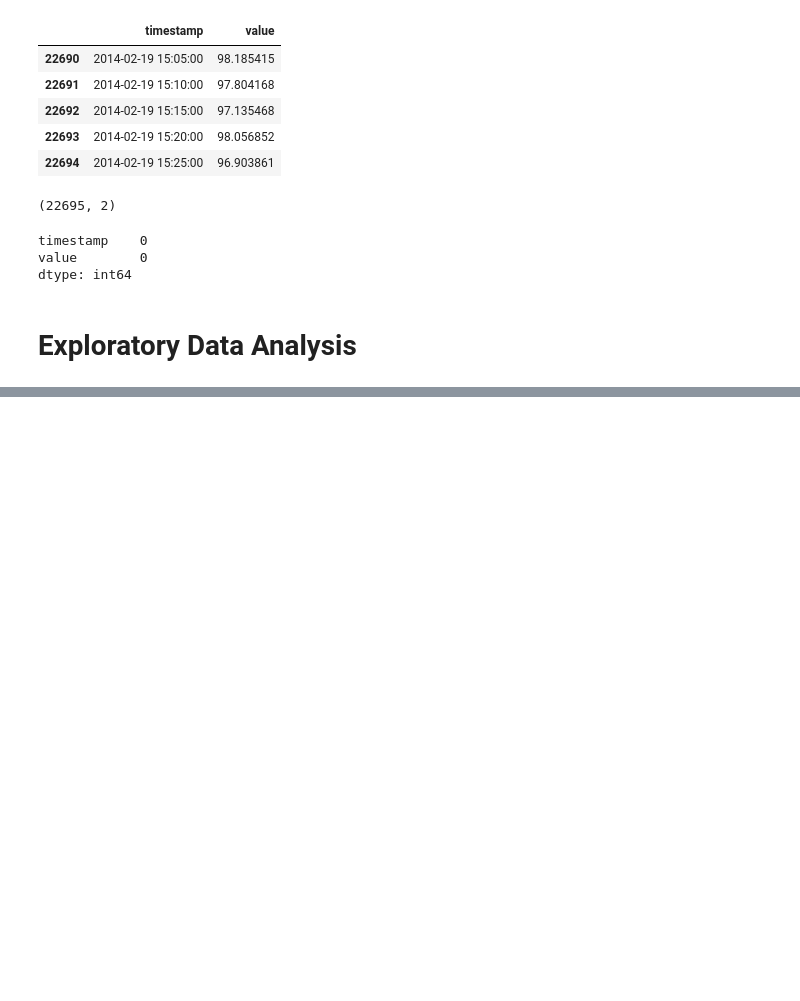
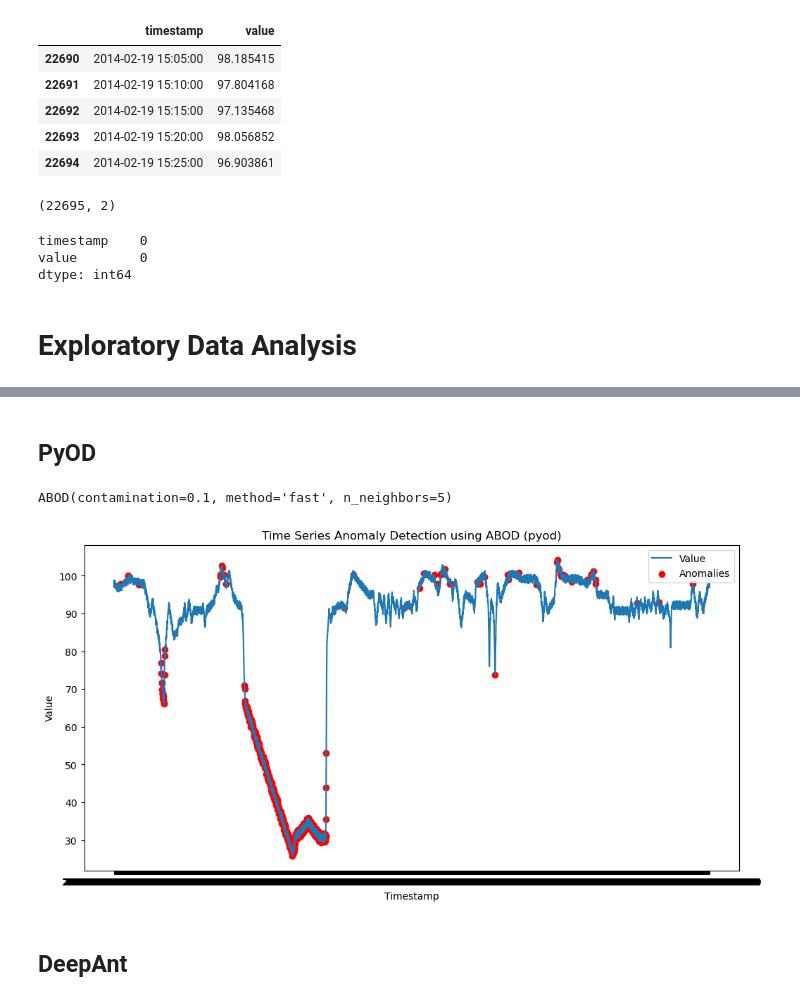
Before and after one commit to sai14karthik/Nexus-S1-Deakin-Internship, a Jupyter notebook: code.ipynb, the cells around one changed output, grey strips where cells are left out. Drawn from its saved outputs; the diff is of its cells as text; code cells hidden in the pictures; blank space fills up the shorter version.

```diff
--- a/code.ipynb
+++ b/code.ipynb
@@ -69,0 +76,30 @@ plt.show()
+# %% [markdown]
+## PyOD
+# %%
+X = df[['value']].values
+# %%
+n_train = int(len(X) * 0.8)
+X_train = X[:n_train]
+X_test = X[n_train:]
+# %%
+clf = ABOD(contamination=0.1, method='fast')
+clf.fit(X_train)
+# %% [output]
+ABOD(contamination=0.1, method='fast', n_neighbors=5)
+# %%
+y_test_pred = clf.predict(X_test)
+y_test_scores = clf.decision_function(X_test)
+y_test_proba = clf.predict_proba(X_test)
+# %%
+plt.figure(figsize=(12, 6))
+plt.plot(df['timestamp'][n_train:], X_test, label='Value')
+plt.scatter(df['timestamp'][n_train:][y_test_pred == 1], X_test[y_test_pred == 1], color='red', label='Anomalies')
+plt.title('Time Series Anomaly Detection using ABOD (pyod)')
+plt.xlabel('Timestamp')
+plt.ylabel('Value')
+plt.legend()
+plt.show()
+# %% [output]
+[figure, added]
+# %% [markdown]
+## DeepAnt
```
Also changed, not shown: parts of 16 cells of this notebook, 1 other file.
